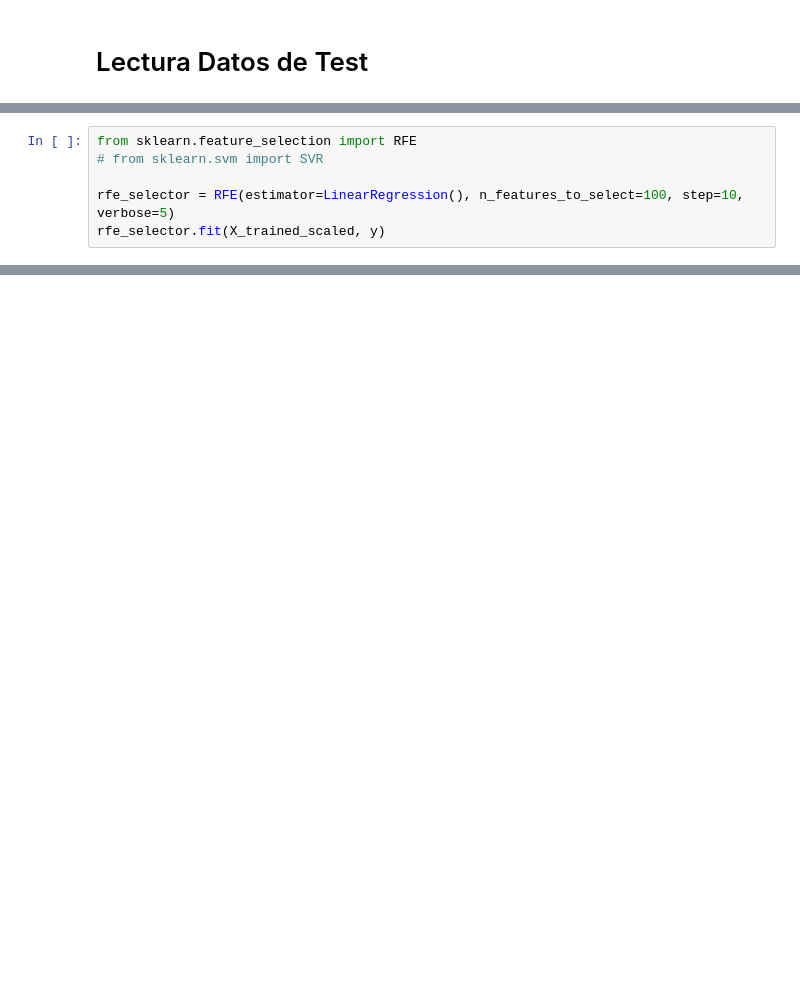
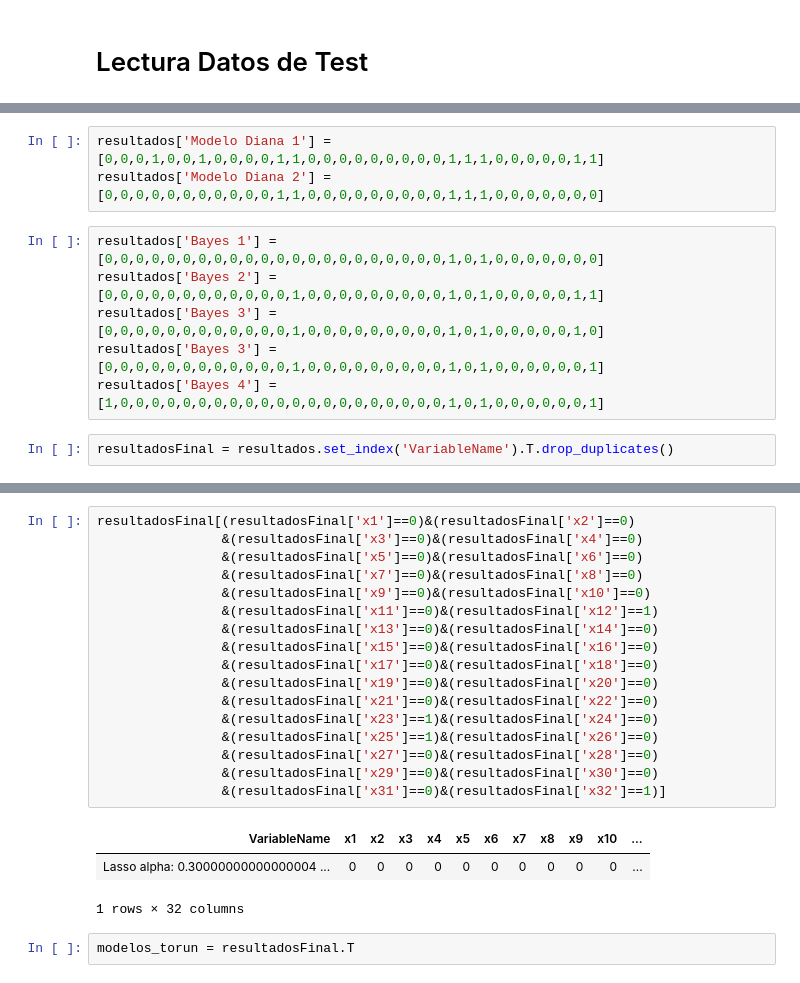
Before and after one commit to mcuscagua/Competencia, a Jupyter notebook: Continuous/Selección de variables.ipynb, the cells around one changed output, grey strips where cells are left out. Cells and saved outputs as stored; diff of their text form; blank space fills up the shorter version.

```diff
--- a/Continuous/Selección de variables.ipynb
+++ b/Continuous/Selección de variables.ipynb
@@ -54,9 +54,3 @@ y_test = test[['y']].copy()
 X_test_scaled = standarscaler.transform(X_test)
 
 X_test_scaled = pd.DataFrame(X_test_scaled, index=X_test.index, columns=X_test.columns.values)
-# %%
-from sklearn.feature_selection import RFE
-# from sklearn.svm import SVR
-
-rfe_selector = RFE(estimator=LinearRegression(), n_features_to_select=100, step=10, verbose=5)
-rfe_selector.fit(X_trained_scaled, y)
@@ -64,0 +258,11 @@ NameError: name 'X_norm' is not defined
+# %%
+resultados['Modelo Diana 1'] = [0,0,0,1,0,0,1,0,0,0,0,1,1,0,0,0,0,0,0,0,0,0,1,1,1,0,0,0,0,0,1,1]
+resultados['Modelo Diana 2'] = [0,0,0,0,0,0,0,0,0,0,0,1,1,0,0,0,0,0,0,0,0,0,1,1,1,0,0,0,0,0,0,0]
+# %%
+resultados['Bayes 1'] = [0,0,0,0,0,0,0,0,0,0,0,0,0,0,0,0,0,0,0,0,0,0,1,0,1,0,0,0,0,0,0,0]
+resultados['Bayes 2'] = [0,0,0,0,0,0,0,0,0,0,0,0,1,0,0,0,0,0,0,0,0,0,1,0,1,0,0,0,0,0,1,1]
+resultados['Bayes 3'] = [0,0,0,0,0,0,0,0,0,0,0,0,1,0,0,0,0,0,0,0,0,0,1,0,1,0,0,0,0,0,1,0]
+resultados['Bayes 3'] = [0,0,0,0,0,0,0,0,0,0,0,0,1,0,0,0,0,0,0,0,0,0,1,0,1,0,0,0,0,0,0,1]
+resultados['Bayes 4'] = [1,0,0,0,0,0,0,0,0,0,0,0,0,0,0,0,0,0,0,0,0,0,1,0,1,0,0,0,0,0,0,1]
+# %%
+resultadosFinal = resultados.set_index('VariableName').T.drop_duplicates()
@@ -64,0 +273,23 @@ NameError: name 'X_norm' is not defined
+# %%
+resultadosFinal[(resultadosFinal['x1']==0)&(resultadosFinal['x2']==0)
+                &(resultadosFinal['x3']==0)&(resultadosFinal['x4']==0)
+                &(resultadosFinal['x5']==0)&(resultadosFinal['x6']==0)
+                &(resultadosFinal['x7']==0)&(resultadosFinal['x8']==0)
+                &(resultadosFinal['x9']==0)&(resultadosFinal['x10']==0)
+                &(resultadosFinal['x11']==0)&(resultadosFinal['x12']==1)
+                &(resultadosFinal['x13']==0)&(resultadosFinal['x14']==0)
+                &(resultadosFinal['x15']==0)&(resultadosFinal['x16']==0)
+                &(resultadosFinal['x17']==0)&(resultadosFinal['x18']==0)
+                &(resultadosFinal['x19']==0)&(resultadosFinal['x20']==0)
+                &(resultadosFinal['x21']==0)&(resultadosFinal['x22']==0)
+                &(resultadosFinal['x23']==1)&(resultadosFinal['x24']==0)
+                &(resultadosFinal['x25']==1)&(resultadosFinal['x26']==0)
+                &(resultadosFinal['x27']==0)&(resultadosFinal['x28']==0)
+                &(resultadosFinal['x29']==0)&(resultadosFinal['x30']==0)
+                &(resultadosFinal['x31']==0)&(resultadosFinal['x32']==1)]
+# %% [output]
+| VariableName | x1 | x2 | x3 | x4 | x5 | x6 | x7 | x8 | x9 | x10 | ... |
+| Lasso alpha: 0.30000000000000004 ... | 0 | 0 | 0 | 0 | 0 | 0 | 0 | 0 | 0 | 0 | ... |
+1 rows × 32 columns
+# %%
+modelos_torun = resultadosFinal.T
```
Also changed, not shown: parts of 23 cells of this notebook, 19 other files.
